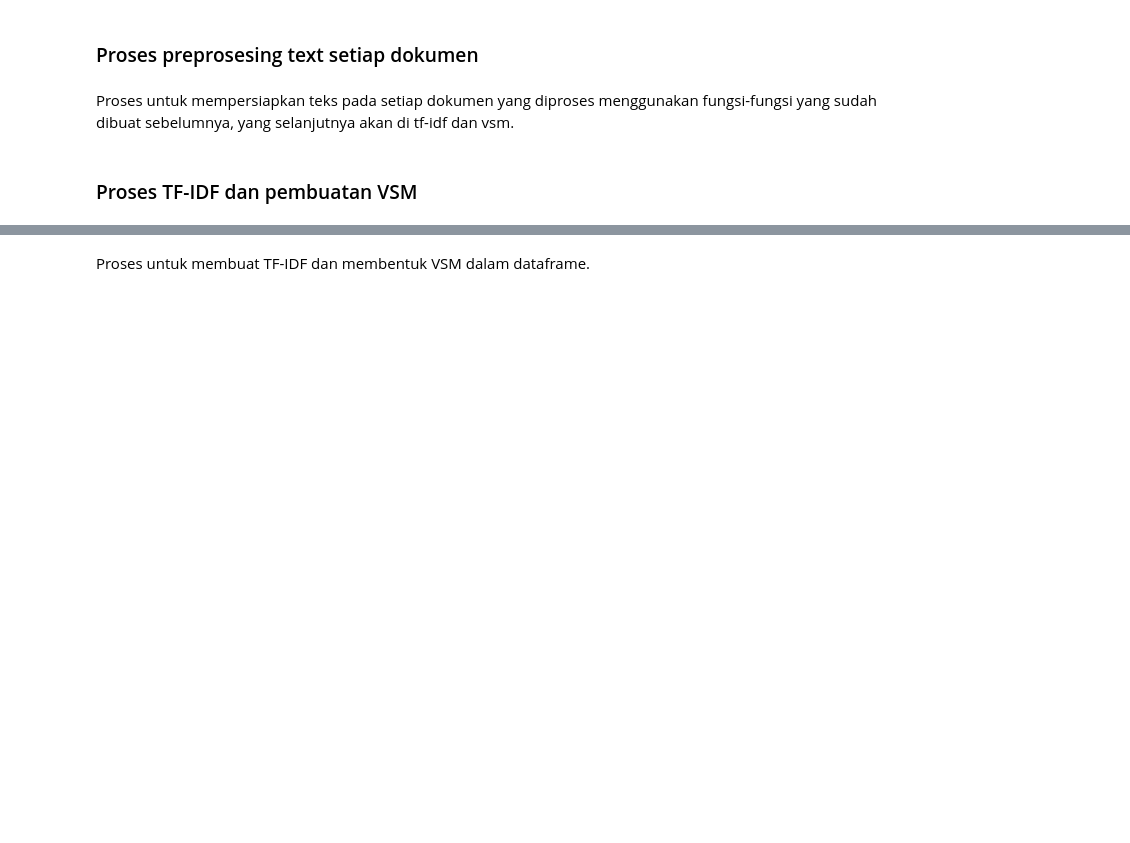
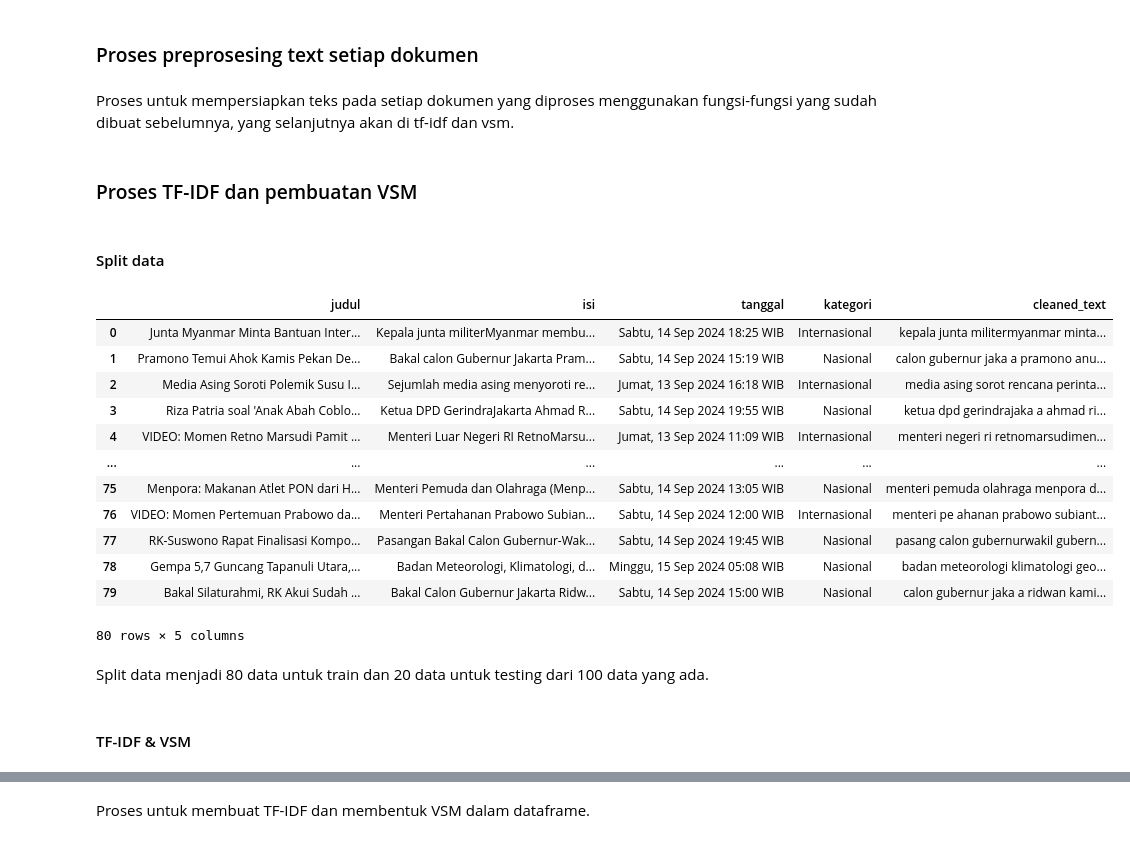
Before and after one commit to Ranwiesiel/ppw, a Jupyter notebook: tugas2/TF-IDF&VSM.ipynb, the cells around one changed output, grey strips where cells are left out. Cells and saved outputs as stored; diff of their text form; code cells hidden in the pictures; blank space fills up the shorter version.

```diff
--- a/tugas2/TF-IDF&VSM.ipynb
+++ b/tugas2/TF-IDF&VSM.ipynb
@@ -162,6 +166,30 @@ data['cleaned_text'] = preprocess_text(data['isi'])
 Proses untuk mempersiapkan teks pada setiap dokumen yang diproses menggunakan fungsi-fungsi yang sudah dibuat sebelumnya, yang selanjutnya akan di tf-idf dan vsm.
 # %% [markdown]
 ### Proses TF-IDF dan pembuatan VSM
+# %% [markdown]
+#### Split data
+# %%
+data_train = data[:80]
+data_test = data[80:]
+data_train
+# %% [output]
+|  | judul | isi | tanggal | kategori | cleaned_text |
+| 0 | Junta Myanmar Minta Bantuan Inter... | Kepala junta militerMyanmar membu... | Sabtu, 14 Sep 2024 18:25 WIB | Internasional | kepala junta militermyanmar minta... |
+| 1 | Pramono Temui Ahok Kamis Pekan De... | Bakal calon Gubernur Jakarta Pram... | Sabtu, 14 Sep 2024 15:19 WIB | Nasional | calon gubernur jaka a pramono anu... |
+| 2 | Media Asing Soroti Polemik Susu I... | Sejumlah media asing menyoroti re... | Jumat, 13 Sep 2024 16:18 WIB | Internasional | media asing sorot rencana perinta... |
+| 3 | Riza Patria soal 'Anak Abah Coblo... | Ketua DPD GerindraJakarta Ahmad R... | Sabtu, 14 Sep 2024 19:55 WIB | Nasional | ketua dpd gerindrajaka a ahmad ri... |
+| 4 | VIDEO: Momen Retno Marsudi Pamit ... | Menteri Luar Negeri RI RetnoMarsu... | Jumat, 13 Sep 2024 11:09 WIB | Internasional | menteri negeri ri retnomarsudimen... |
+| ... | ... | ... | ... | ... | ... |
+| 75 | Menpora: Makanan Atlet PON dari H... | Menteri Pemuda dan Olahraga (Menp... | Sabtu, 14 Sep 2024 13:05 WIB | Nasional | menteri pemuda olahraga menpora d... |
+| 76 | VIDEO: Momen Pertemuan Prabowo da... | Menteri Pertahanan Prabowo Subian... | Sabtu, 14 Sep 2024 12:00 WIB | Internasional | menteri pe ahanan prabowo subiant... |
+| 77 | RK-Suswono Rapat Finalisasi Kompo... | Pasangan Bakal Calon Gubernur-Wak... | Sabtu, 14 Sep 2024 19:45 WIB | Nasional | pasang calon gubernurwakil gubern... |
+| 78 | Gempa 5,7 Guncang Tapanuli Utara,... | Badan Meteorologi, Klimatologi, d... | Minggu, 15 Sep 2024 05:08 WIB | Nasional | badan meteorologi klimatologi geo... |
+| 79 | Bakal Silaturahmi, RK Akui Sudah ... | Bakal Calon Gubernur Jakarta Ridw... | Sabtu, 14 Sep 2024 15:00 WIB | Nasional | calon gubernur jaka a ridwan kami... |
+80 rows × 5 columns
+# %% [markdown]
+Split data menjadi 80 data untuk train dan 20 data untuk testing dari 100 data yang ada.
+# %% [markdown]
+#### TF-IDF & VSM
 # %%
 def tfidf_vsm(data, kategori):
 	tfidf = TfidfVectorizer()
```
Also changed, not shown: parts of 9 cells of this notebook, 9 other files.
